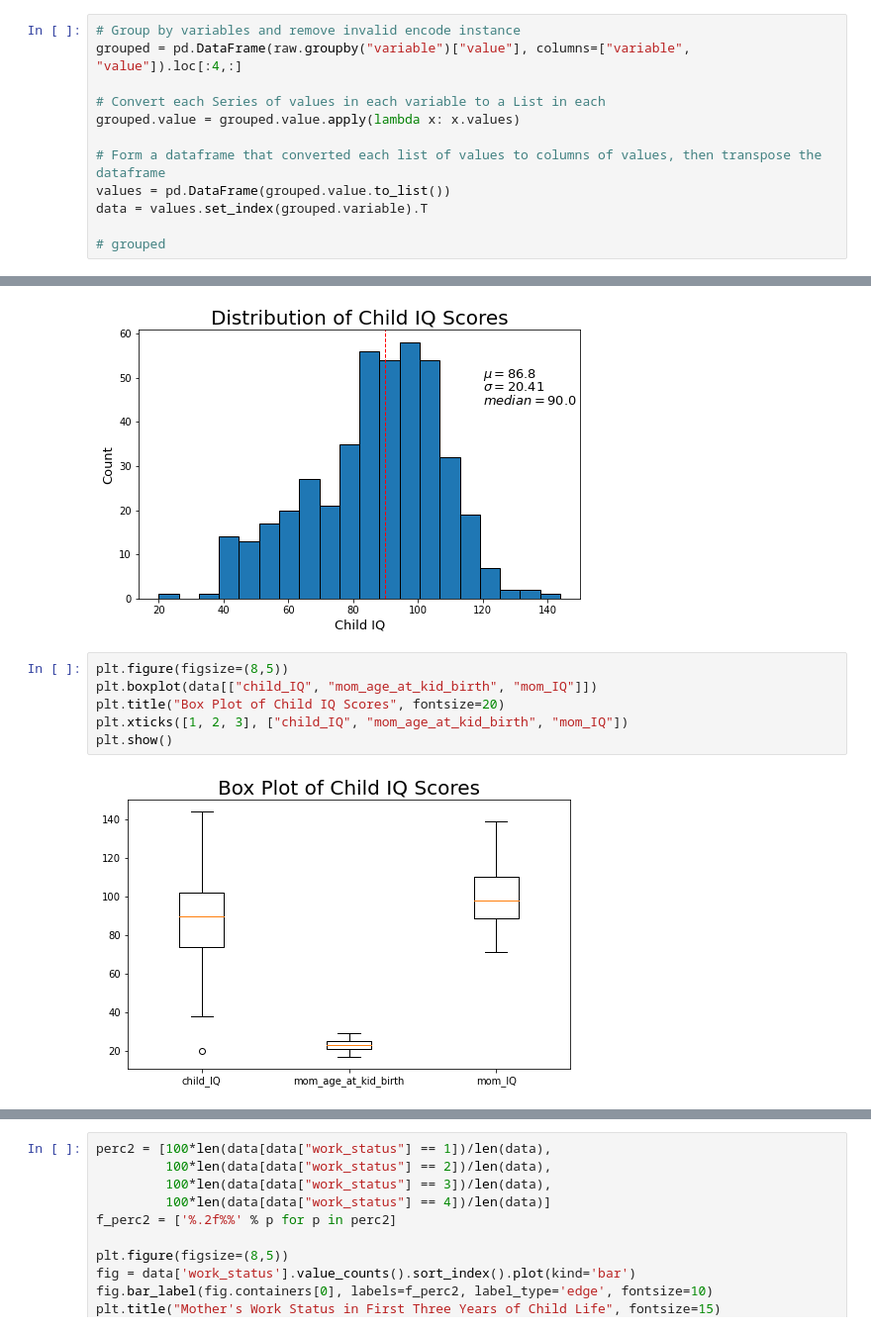
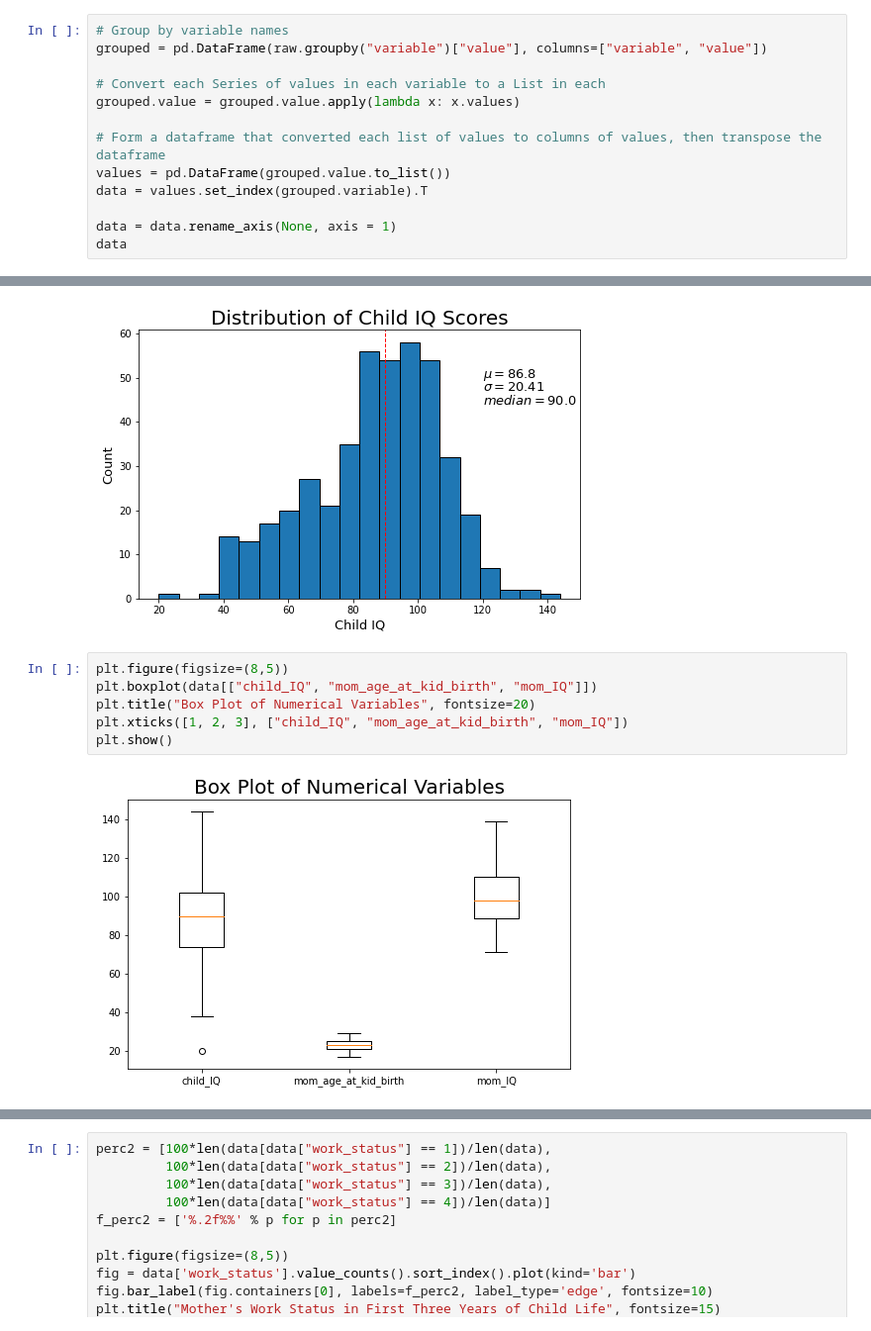
Before and after one commit to VickyC08/Tech_Assessment_Ziqi-Chen, a Jupyter notebook: Cognitive Test Prediction.ipynb, the cells around one changed output, grey strips where cells are left out. Shown at 99% size. Saved outputs shown, nothing was run; the diff lists cells and outputs as text.

```diff
--- a/Cognitive Test Prediction.ipynb
+++ b/Cognitive Test Prediction.ipynb
@@ -50,8 +57,8 @@ Using functions in pandas library, follow the procedure:
 - then convert each series of values in "value" column to columns of individual values
 - lastly transpose each row of individual variable to each column of individual variable
 # %%
-# Group by variables and remove invalid encode instance
-grouped = pd.DataFrame(raw.groupby("variable")["value"], columns=["variable", "value"]).loc[:4,:]
+# Group by variable names
+grouped = pd.DataFrame(raw.groupby("variable")["value"], columns=["variable", "value"])
 
 # Convert each Series of values in each variable to a List in each
 grouped.value = grouped.value.apply(lambda x: x.values)
@@ -60,4 +67,5 @@ grouped.value = grouped.value.apply(lambda x: x.values)
 values = pd.DataFrame(grouped.value.to_list())
 data = values.set_index(grouped.variable).T
 
-# grouped
+data = data.rename_axis(None, axis = 1)
+data
@@ -152,11 +210,11 @@ plt.show()
 # %%
 plt.figure(figsize=(8,5))
 plt.boxplot(data[["child_IQ", "mom_age_at_kid_birth", "mom_IQ"]])
-plt.title("Box Plot of Child IQ Scores", fontsize=20)
+plt.title("Box Plot of Numerical Variables", fontsize=20)
 plt.xticks([1, 2, 3], ["child_IQ", "mom_age_at_kid_birth", "mom_IQ"])
 plt.show()
 # %% [output]
-[figure, old version]
+[figure, new version]
 # %%
 perc = [100*len(data[data["high_school_completion"] == 1])/len(data),
         100*len(data[data["high_school_completion"] == 0])/len(data)]
```
Also changed, not shown: parts of 40 cells of this notebook, 1 other file.
